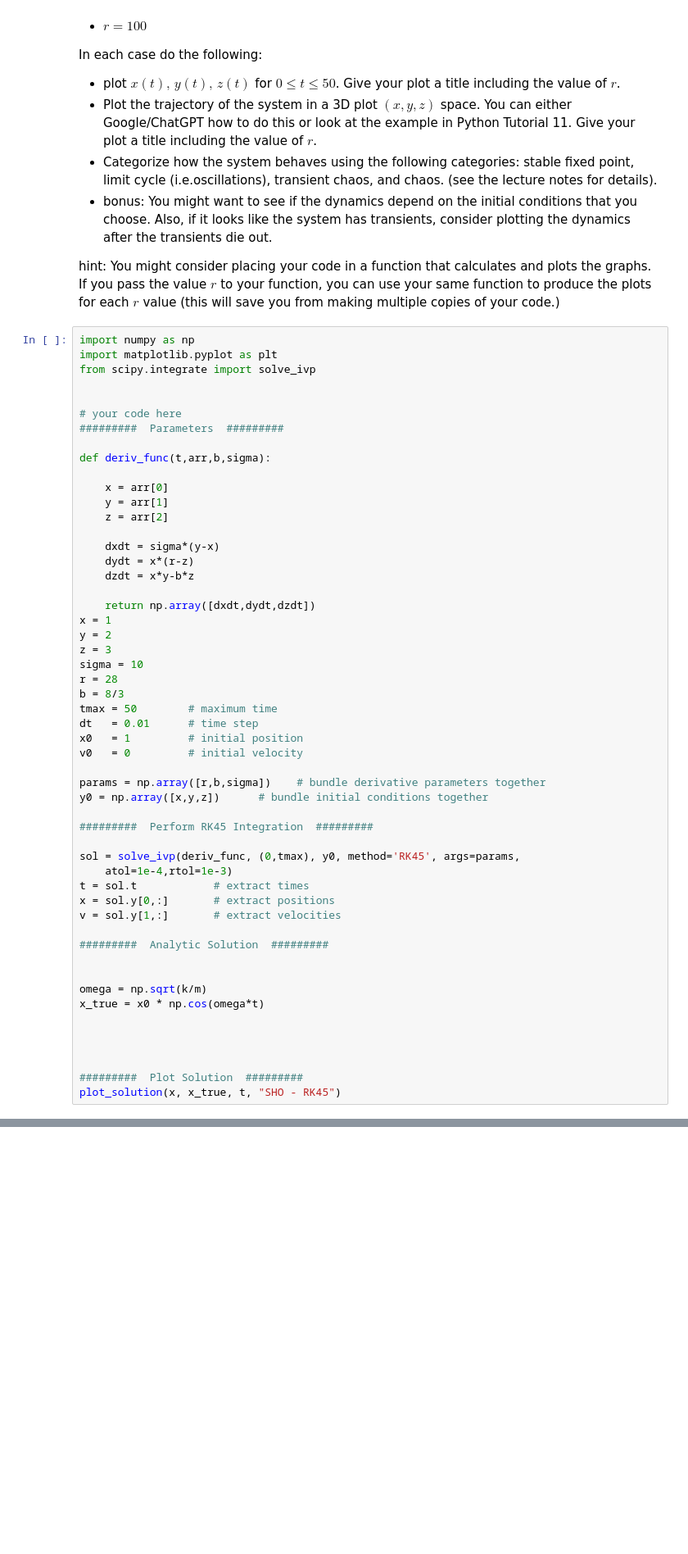
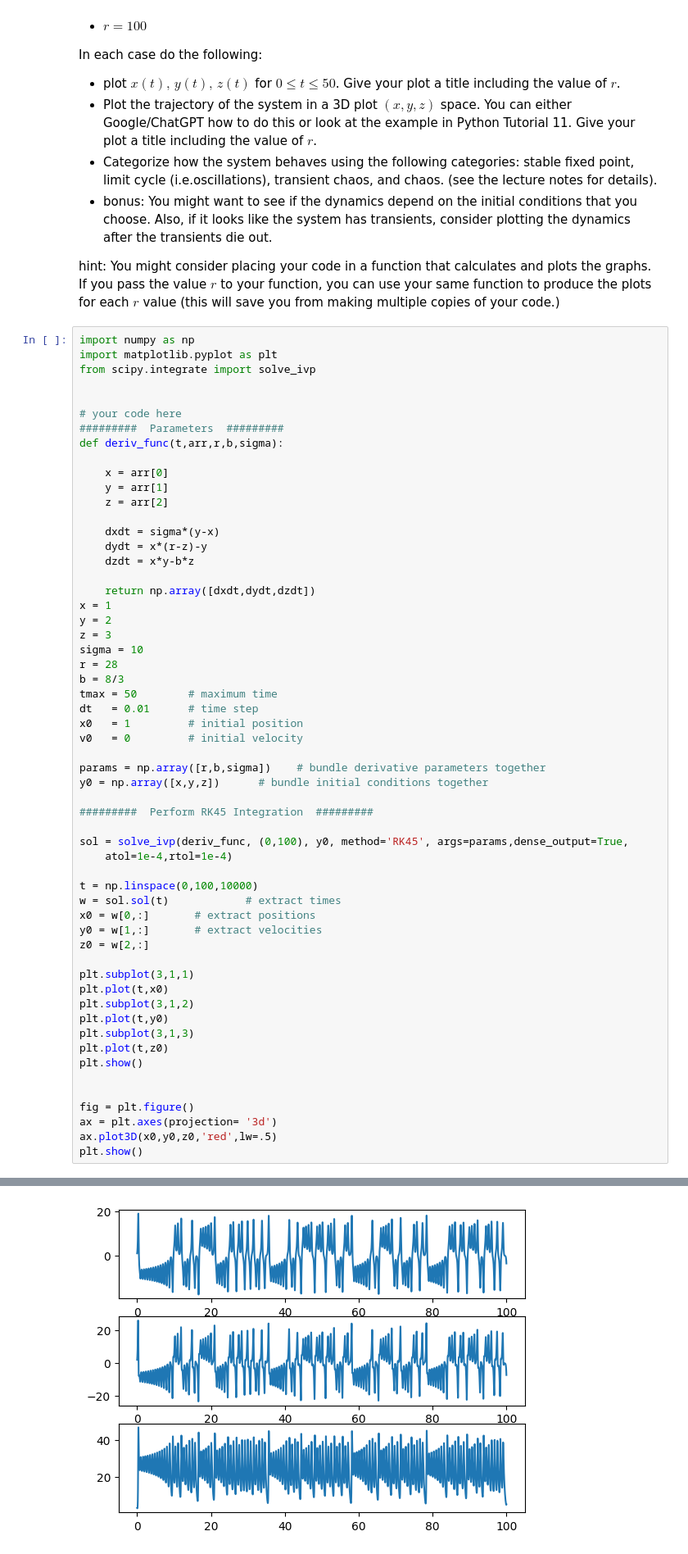
Before and after one commit to jakeTHEEsnak8/Computational-Physics, a Jupyter notebook: ode/ode_4.ipynb, the cells around one changed output, grey strips where cells are left out. Shown at 82% size. Drawn from its saved outputs; the diff is of its cells as text; blank space fills up the shorter version.

```diff
--- a/ode/ode_4.ipynb
+++ b/ode/ode_4.ipynb
@@ -349,15 +349,14 @@ from scipy.integrate import solve_ivp
 
 # your code here
 #########  Parameters  #########
-
-def deriv_func(t,arr,b,sigma):
+def deriv_func(t,arr,r,b,sigma):
 
     x = arr[0]
     y = arr[1]
     z = arr[2]
 
     dxdt = sigma*(y-x)
-    dydt = x*(r-z)
+    dydt = x*(r-z)-y
     dzdt = x*y-b*z
 
     return np.array([dxdt,dydt,dzdt])
@@ -377,21 +376,26 @@ y0 = np.array([x,y,z])      # bundle initial conditions together
 
 #########  Perform RK45 Integration  #########
 
-sol = solve_ivp(deriv_func, (0,tmax), y0, method='RK45', args=params,
-    atol=1e-4,rtol=1e-3)
-t = sol.t            # extract times
-x = sol.y[0,:]       # extract positions
-v = sol.y[1,:]       # extract velocities
+sol = solve_ivp(deriv_func, (0,100), y0, method='RK45', args=params,dense_output=True,
+    atol=1e-4,rtol=1e-4)
 
-#########  Analytic Solution  #########
+t = np.linspace(0,100,10000)
+w = sol.sol(t)            # extract times
+x0 = w[0,:]       # extract positions
+y0 = w[1,:]       # extract velocities
+z0 = w[2,:]
+
+plt.subplot(3,1,1)
+plt.plot(t,x0)
+plt.subplot(3,1,2)
+plt.plot(t,y0)
+plt.subplot(3,1,3)
+plt.plot(t,z0)
+plt.show()
 
 
-omega = np.sqrt(k/m)
-x_true = x0 * np.cos(omega*t)
-
-
-
-
-#########  Plot Solution  #########
-plot_solution(x, x_true, t, "SHO - RK45")
+fig = plt.figure()
+ax = plt.axes(projection= '3d')
+ax.plot3D(x0,y0,z0,'red',lw=.5)
+plt.show()
 # %% [output]
@@ -398,0 +402 @@ TypeError: deriv_func() takes 4 positional arguments but 5 were given
+[figure, added]
```
Also changed, not shown: parts of 3 cells of this notebook.
